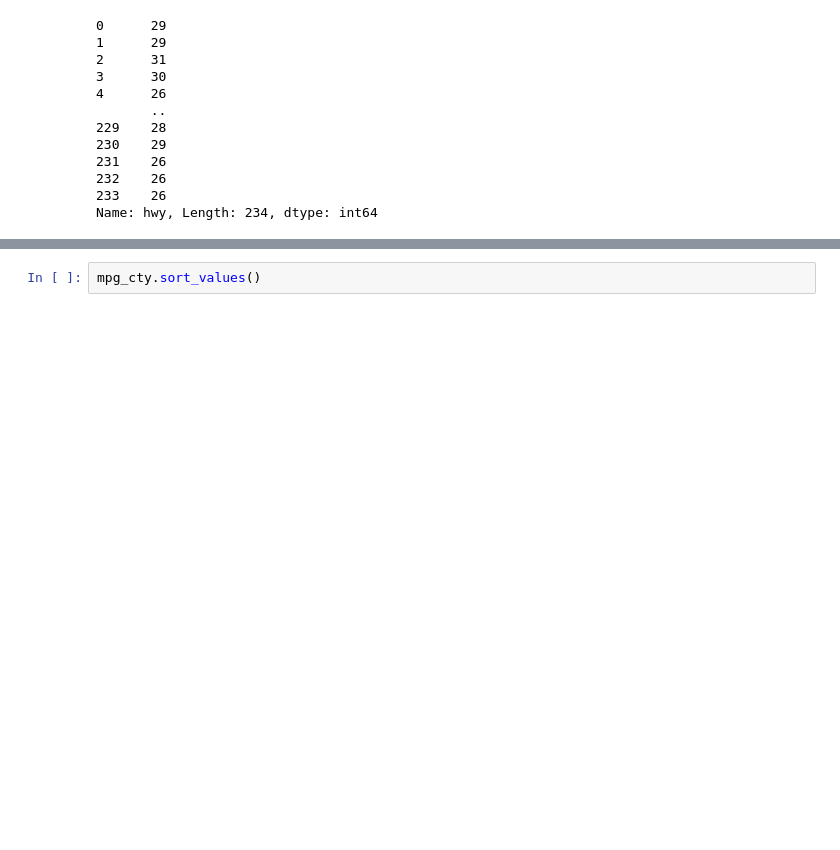
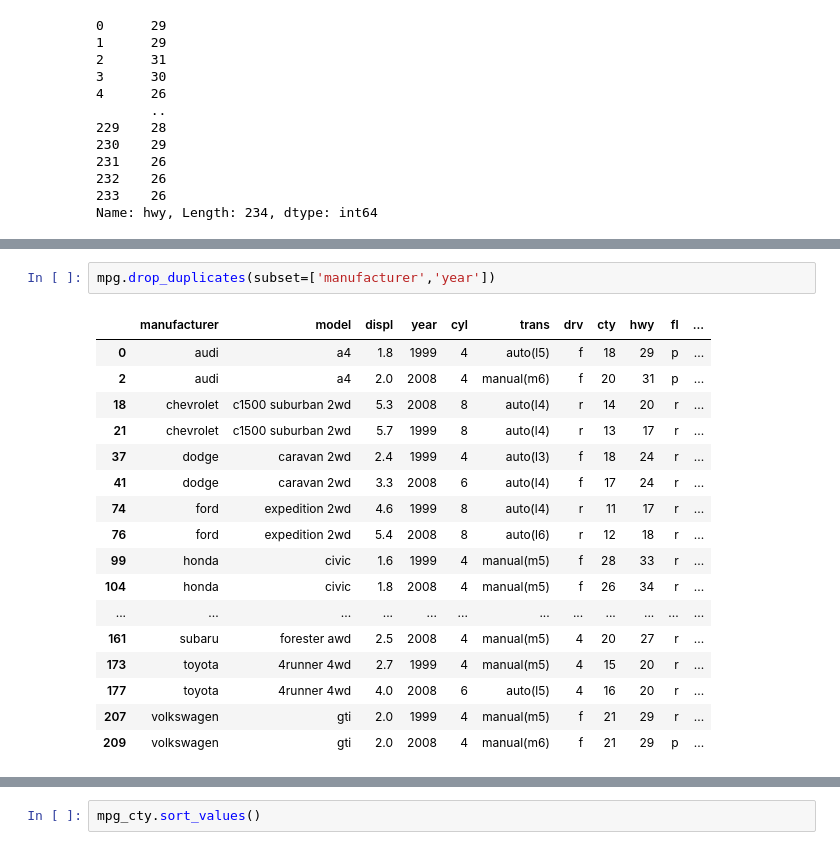
Before and after one commit to vss121/study-DataAnalysis, a Jupyter notebook: 5주차/김예경_22_07_31_과제.ipynb, the cells around one changed output, grey strips where cells are left out. Cells and saved outputs as stored; diff of their text form; blank space fills up the shorter version.

```diff
--- a/5주차/김예경_22_07_31_과제.ipynb
+++ b/5주차/김예경_22_07_31_과제.ipynb
@@ -63,0 +244,20 @@ Name: hwy, Length: 234, dtype: int64
+# %%
+mpg.drop_duplicates(subset=['manufacturer','year'])
+# %% [output]
+|  | manufacturer | model | displ | year | cyl | trans | drv | cty | hwy | fl | ... |
+| 0 | audi | a4 | 1.8 | 1999 | 4 | auto(l5) | f | 18 | 29 | p | ... |
+| 2 | audi | a4 | 2.0 | 2008 | 4 | manual(m6) | f | 20 | 31 | p | ... |
+| 18 | chevrolet | c1500 suburban 2wd | 5.3 | 2008 | 8 | auto(l4) | r | 14 | 20 | r | ... |
+| 21 | chevrolet | c1500 suburban 2wd | 5.7 | 1999 | 8 | auto(l4) | r | 13 | 17 | r | ... |
+| 37 | dodge | caravan 2wd | 2.4 | 1999 | 4 | auto(l3) | f | 18 | 24 | r | ... |
+| 41 | dodge | caravan 2wd | 3.3 | 2008 | 6 | auto(l4) | f | 17 | 24 | r | ... |
+| 74 | ford | expedition 2wd | 4.6 | 1999 | 8 | auto(l4) | r | 11 | 17 | r | ... |
+| 76 | ford | expedition 2wd | 5.4 | 2008 | 8 | auto(l6) | r | 12 | 18 | r | ... |
+| 99 | honda | civic | 1.6 | 1999 | 4 | manual(m5) | f | 28 | 33 | r | ... |
+| 104 | honda | civic | 1.8 | 2008 | 4 | manual(m5) | f | 26 | 34 | r | ... |
+| ... | ... | ... | ... | ... | ... | ... | ... | ... | ... | ... | ... |
+| 161 | subaru | forester awd | 2.5 | 2008 | 4 | manual(m5) | 4 | 20 | 27 | r | ... |
+| 173 | toyota | 4runner 4wd | 2.7 | 1999 | 4 | manual(m5) | 4 | 15 | 20 | r | ... |
+| 177 | toyota | 4runner 4wd | 4.0 | 2008 | 6 | auto(l5) | 4 | 16 | 20 | r | ... |
+| 207 | volkswagen | gti | 2.0 | 1999 | 4 | manual(m5) | f | 21 | 29 | r | ... |
+| 209 | volkswagen | gti | 2.0 | 2008 | 4 | manual(m6) | f | 21 | 29 | p | ... |
```
Also changed, not shown: parts of 22 cells of this notebook, 1 other file.
